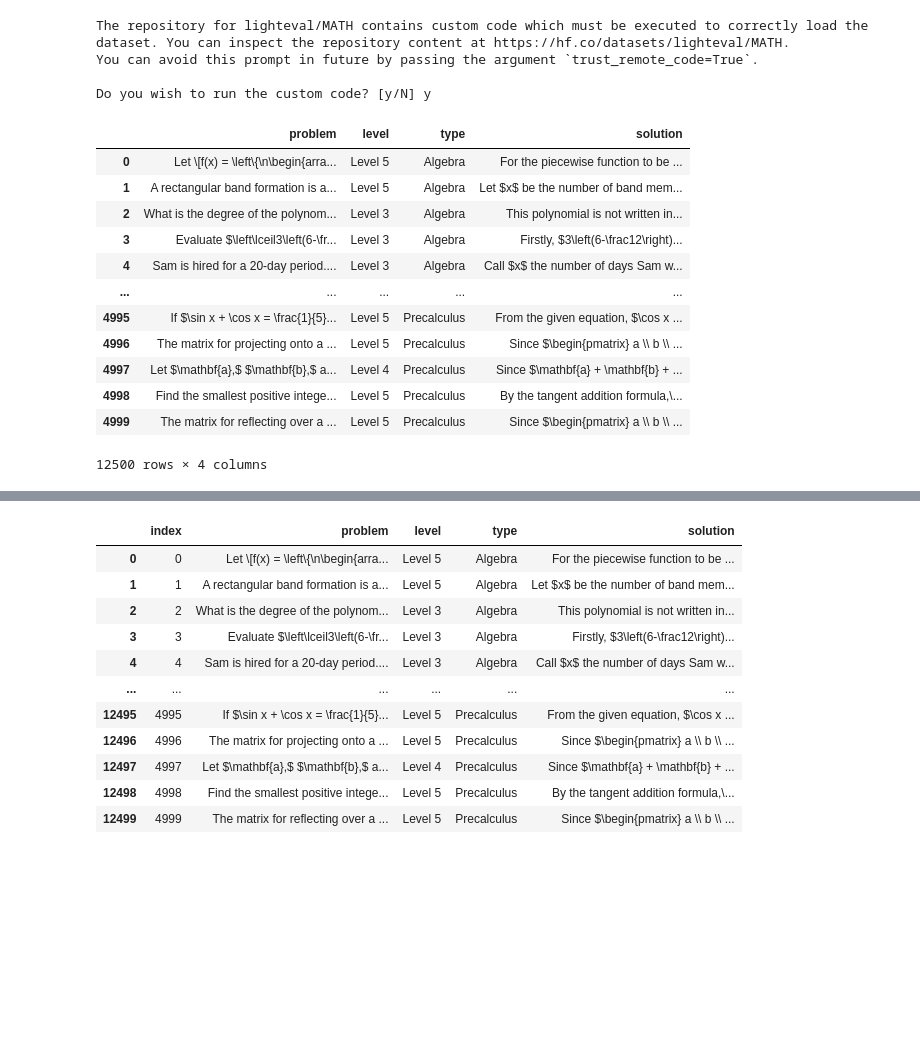
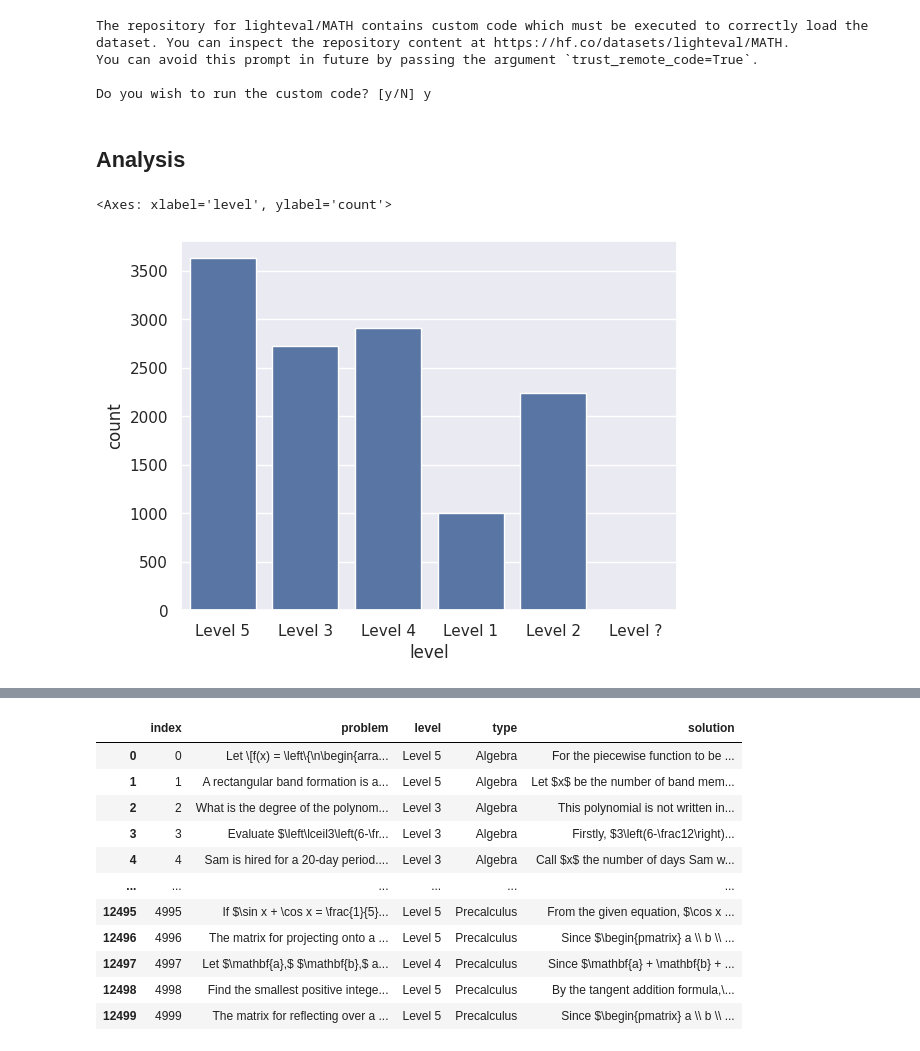
Before and after one commit to devroopsaha744/math-Llama, a Jupyter notebook: Llama2_instruction_dataset.ipynb, the cells around one changed output, grey strips where cells are left out. Saved outputs shown, nothing was run; the diff lists cells and outputs as text; code cells hidden in the pictures; blank space fills up the shorter version.

Commit message:
dataset-prep

```diff
--- a/Llama2_instruction_dataset.ipynb
+++ b/Llama2_instruction_dataset.ipynb
@@ -26,16 +26,11 @@ dataset = pd.concat([train_data, test_data])
-# %%
-dataset
-# %% [output]
-|  | problem | level | type | solution |
-| 0 | Let \[f(x) = \left\{\n\begin{arra... | Level 5 | Algebra | For the piecewise function to be ... |
-| 1 | A rectangular band formation is a... | Level 5 | Algebra | Let $x$ be the number of band mem... |
-| 2 | What is the degree of the polynom... | Level 3 | Algebra | This polynomial is not written in... |
-| 3 | Evaluate $\left\lceil3\left(6-\fr... | Level 3 | Algebra | Firstly, $3\left(6-\frac12\right)... |
-| 4 | Sam is hired for a 20-day period.... | Level 3 | Algebra | Call $x$ the number of days Sam w... |
-| ... | ... | ... | ... | ... |
-| 4995 | If $\sin x + \cos x = \frac{1}{5}... | Level 5 | Precalculus | From the given equation, $\cos x ... |
-| 4996 | The matrix for projecting onto a ... | Level 5 | Precalculus | Since $\begin{pmatrix} a \\ b \\ ... |
-| 4997 | Let $\mathbf{a},$ $\mathbf{b},$ a... | Level 4 | Precalculus | Since $\mathbf{a} + \mathbf{b} + ... |
-| 4998 | Find the smallest positive intege... | Level 5 | Precalculus | By the tangent addition formula,\... |
-| 4999 | The matrix for reflecting over a ... | Level 5 | Precalculus | Since $\begin{pmatrix} a \\ b \\ ... |
-12500 rows × 4 columns
+# %% [markdown]
+## Analysis
+# %%
+import matplotlib.pyplot as plt
+import seaborn as sns
+sns.set()
+# %%
+sns.countplot(x = 'level', data = dataset)
+# %% [output]
+<Axes: xlabel='level', ylabel='count'>
+[figure, added]
```
Also changed, not shown: parts of 8 cells of this notebook.
